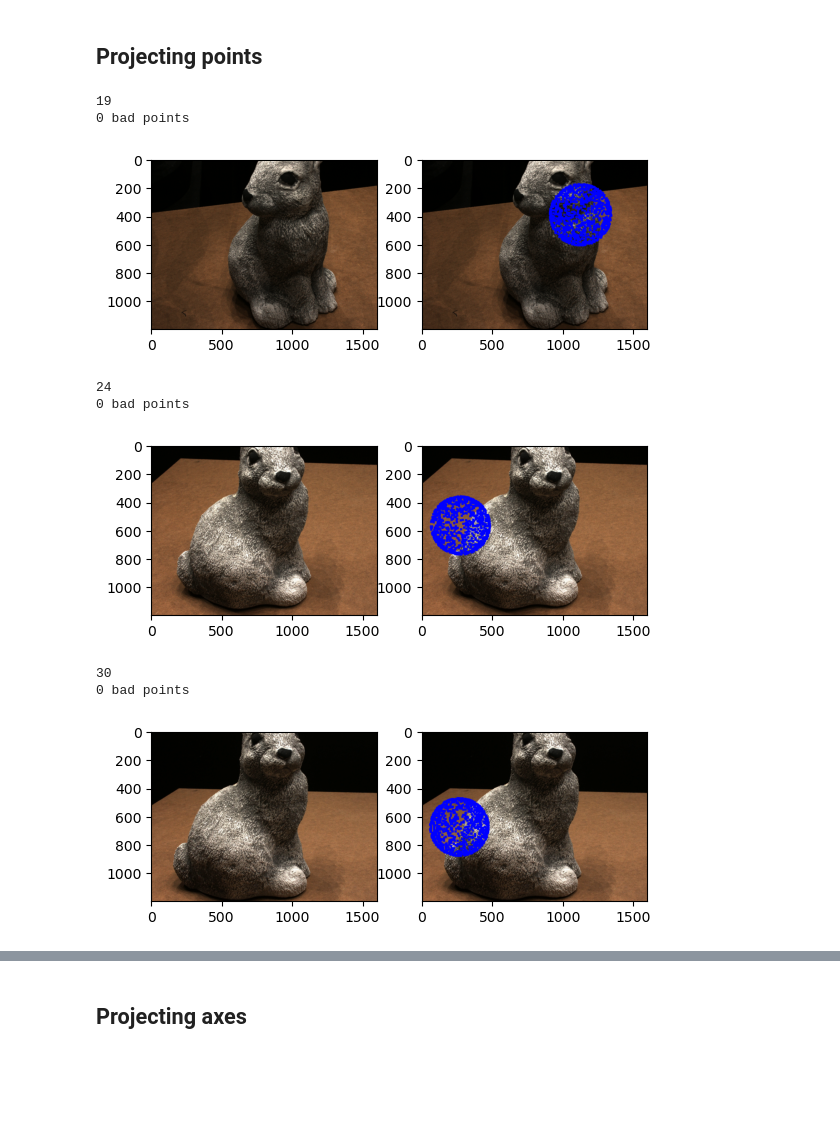
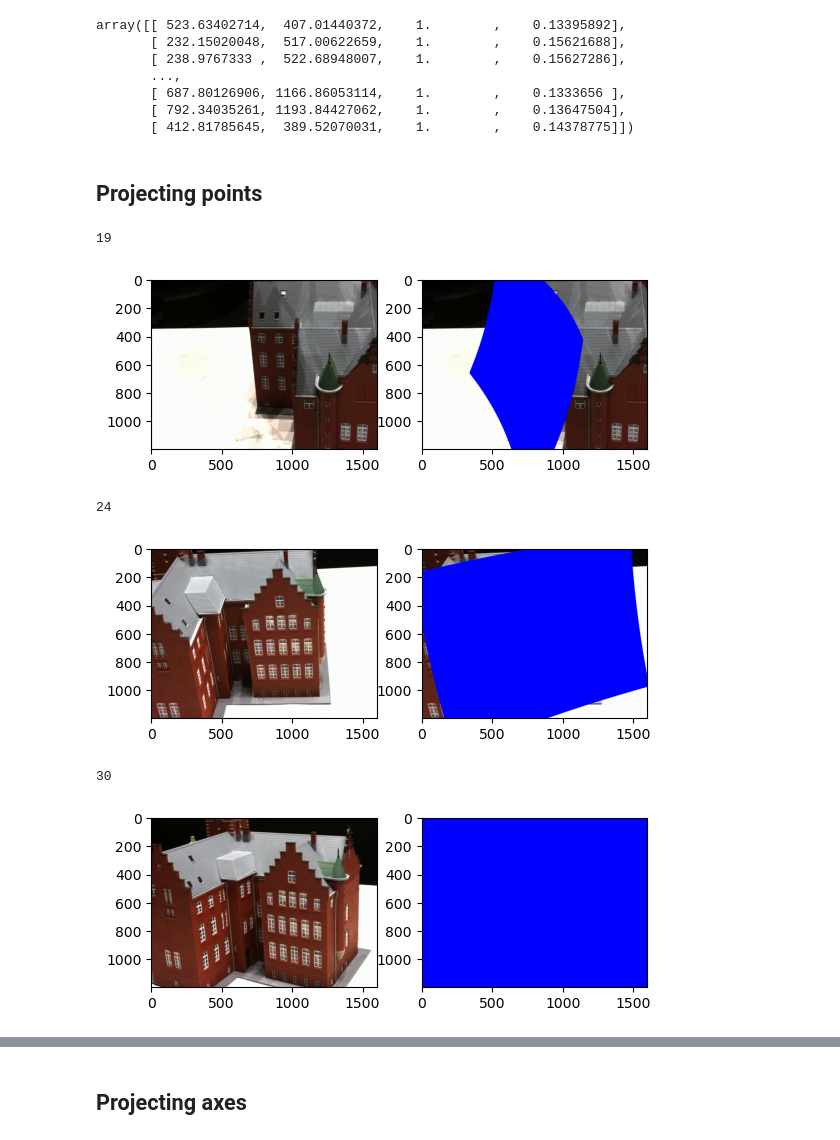
Before and after one commit to svsambandam/unisurf, a Jupyter notebook: MVPtest.ipynb, the cells around one changed output, grey strips where cells are left out. Drawn from its saved outputs; the diff is of its cells as text; code cells hidden in the pictures; blank space fills up the shorter version.

```diff
--- a/MVPtest.ipynb
+++ b/MVPtest.ipynb
@@ -88,14 +88,21 @@ def transform_to_camera_space(p_world, camera_mat, world_mat, scale_mat):
 
     # Apply matrices to transform p_world to camera space
     p_cam = camera_mat @ world_mat @ scale_mat @ p_world
+    p_temp = world_mat @ scale_mat @ p_world
+
 
     # normalize
     p_cam = p_cam[:]/p_cam[:,3,:]
     p_cam = p_cam[:]/p_cam[:,2,:]
+    p_temp = p_temp[:]/p_temp[:,3,:]
+    p_temp = p_temp[:]/p_temp[:,2,:]
 
     # Transform points back to 3D coordinates
     p_cam = np.transpose(p_cam[:, :3], axes=(0,2,1))
-    return p_cam
+    p_temp  = np.transpose(p_temp[:, :3], axes=(0, 2, 1))
+
+    return p_cam, p_temp
+    # return p_cam
 # %%
 # i = 0
 # for filename in sorted(os.listdir(directory_cam)):
@@ -501,0 +609,10 @@ def sample_spherical(npoints, ndim=3):
+# %%
+b
+# %% [output]
+array([[ 523.63402714,  407.01440372,    1.        ,    0.13395892],
+       [ 232.15020048,  517.00622659,    1.        ,    0.15621688],
+       [ 238.9767333 ,  522.68948007,    1.        ,    0.15627286],
+       ...,
+       [ 687.80126906, 1166.86053114,    1.        ,    0.1333656 ],
+       [ 792.34035261, 1193.84427062,    1.        ,    0.13647504],
+       [ 412.81785645,  389.52070031,    1.        ,    0.14378775]])
@@ -504,14 +623,14 @@ def sample_spherical(npoints, ndim=3):
 # %%
 from scipy.spatial.transform import Rotation as Rot
 
-target_view = 0
+target_view = 30
 
 ## SCAN24
-# location = '/ubc/cs/research/kmyi/svsamban/research/unisurf/data/DIY/scan24/scan'
+location = '/ubc/cs/research/kmyi/svsamban/research/unisurf/data/DIY/scan24/scan'
 # location = '/ubc/cs/research/kmyi/svsamban/research/unisurf/data/DTU/scan24/scan'
 
 ## SCAN55
-location = '/ubc/cs/research/kmyi/svsamban/research/unisurf/data/DIY/scan55/scan'
+# location = '/ubc/cs/research/kmyi/svsamban/research/unisurf/data/DIY/scan55/scan'
 # location = '/ubc/cs/research/kmyi/svsamban/research/unisurf/data/DTU/scan55/scan'
 
 keys=np.arange(46)[::10]
@@ -519,11 +638,23 @@ keys = [19,24,30]
 
 ii=0
 Path(location+'/blue').mkdir(parents=True, exist_ok=True)
-camera_dict = np.load(location+'/cameras.npz')
-K = camera_dict['camera_mat_%s' % target_view].astype(np.float32)
+camera_dict = np.load(location+'/cameras_new.npz')
+
+
+
+# K = camera_dict['camera_mat_%s' % target_view].astype(np.float32)
+K = np.eye(4)
+K[0][0] = cam['image_size'][0]/2
+K[0][2] = cam['image_size'][0]/2
+K[1][1] = cam['image_size'][1]/2
+K[1][2] = cam['image_size'][1]/2
+K = np.linalg.inv(K)
+
+
+
 W = camera_dict['world_mat_%s' % target_view].astype(np.float32)
 S = camera_dict['scale_mat_%s' % target_view].astype(np.float32)
-pixels_ndc = np.expand_dims(np.load('ndc.npy'), axis=0)#[:,::20,:]
+pixels_ndc = np.expand_dims(np.load('points/ndc.npy'), axis=0)#[:,::20,:]
 pixels_world = image_points_to_world(pixels_ndc, K, W, S)
 camera_world = origin_to_world(pixels_ndc.shape[1], K, W, S)
 ray_vector = (pixels_world - camera_world).reshape(-1, 3)
@@ -533,8 +664,9 @@ ray_vector = ray_vector.reshape(-1, 3)
 dists  = np.expand_dims(np.ones_like(ray_vector[:,0]),axis=1) * 2
 points = camera_world.reshape(-1, 3) + ray_vector * dists
 points = np.expand_dims(points, axis=0)
-scale = 6
-points = np.expand_dims(sample_spherical(1000).T,axis=0)/scale
+# scale = 2
+# points = np.expand_dims(sample_spherical(1000).T,axis=0)/scale
+# points = points + np.array([[1,1,1]])/2
 # points[:,:,1] = points[:,:,1] / 4
 # points[:,:,2] = points[:,:,2] / 4
 # for i in range(1000):
@@ -550,43 +682,40 @@ points = np.expand_dims(sample_spherical(1000).T,axis=0)/scale
 
 for id in sorted(keys):
     i = 0
-    K = camera_dict['camera_mat_%s' % id].astype(np.float32)
+    # K = camera_dict['camera_mat_%s' % id].astype(np.float32)
     W = camera_dict['world_mat_%s' % id].astype(np.float32)
     S = camera_dict['scale_mat_%s' % id].astype(np.float32)
-    pixels_cam = transform_to_camera_space(points, K, W, S)
+    pixels_cam, p = transform_to_camera_space(points, K, W, S)
     dim = [1600,1200]
     b = np.squeeze(pixels_cam)[:,:2]#.reshape((240,320,2))
     im2 = location+'/image/'+str(id).zfill(6)+'.png'
     img2 = mpimg.imread(im2).copy()
     img2 = np.array(Image.fromarray((img2*255).astype(np.uint8)).resize(dim))
     img2og = img2.copy()
     bad = 0
     n = 2*4
     for i in range(len(b)):
             x1 = int(b[i,1] * (dim[1]/2) + (dim[1]/2))
             x2 = int(b[i,0] * (dim[0]/2) + (dim[0]/2))
             if x1 < dim[1] and x2 < dim[0] and x1 > -1 and x2 > -1:
-                color = 255*((points[0,i,0])*(scale/2)+0.5)
-                img2[x1-n:x1+n,x2-n:x2+n,:] = [color,color,color]
+                # color = 255*((points[0,i,0])*(scale/2)+0.5)
+                # img2[x1-n:x1+n,x2-n:x2+n,:] = [color,color,color]
                 img2[x1-n:x1+n,x2-n:x2+n,:] = [0,0.,255.]
             else:
                 bad = bad + 1
                 pass
     print(id)
     # print(bad, 'bad points')
     fig=plt.figure()
     fig.add_subplot(1,2,ii+2)
     plt.imshow(img2)
     fig.add_subplot(1,2,ii+1)
     plt.imshow(img2og)
     plt.show()
 # %% [output]
 19
-0 bad points
-[figure, old version]
+[figure, new version]
 24
-0 bad points
-[figure, old version]
+[figure, new version]
 30
-0 bad points
-[figure, old version]
+[figure, new version]
```
Also changed, not shown: parts of 17 cells of this notebook, 13 other files.
